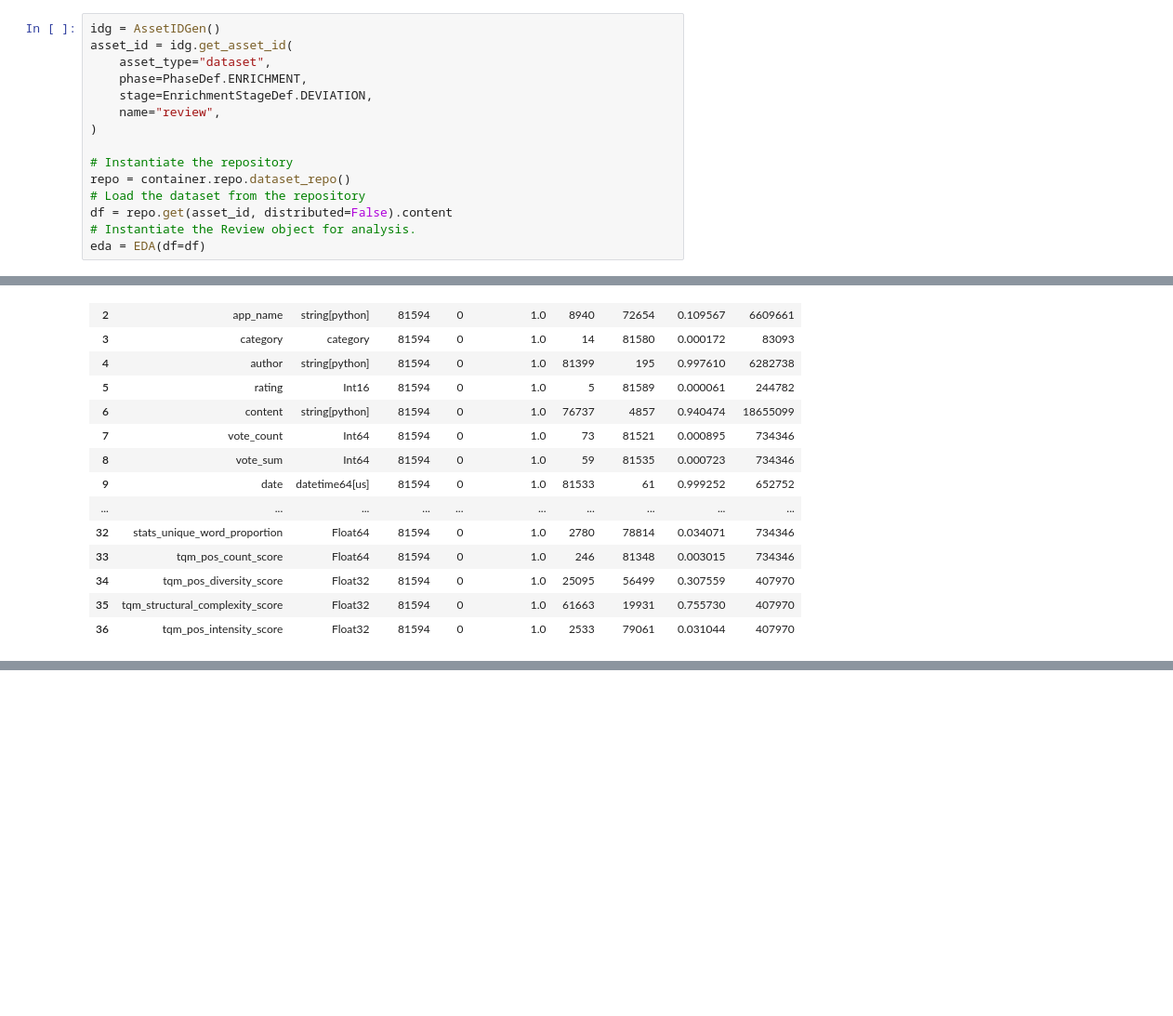
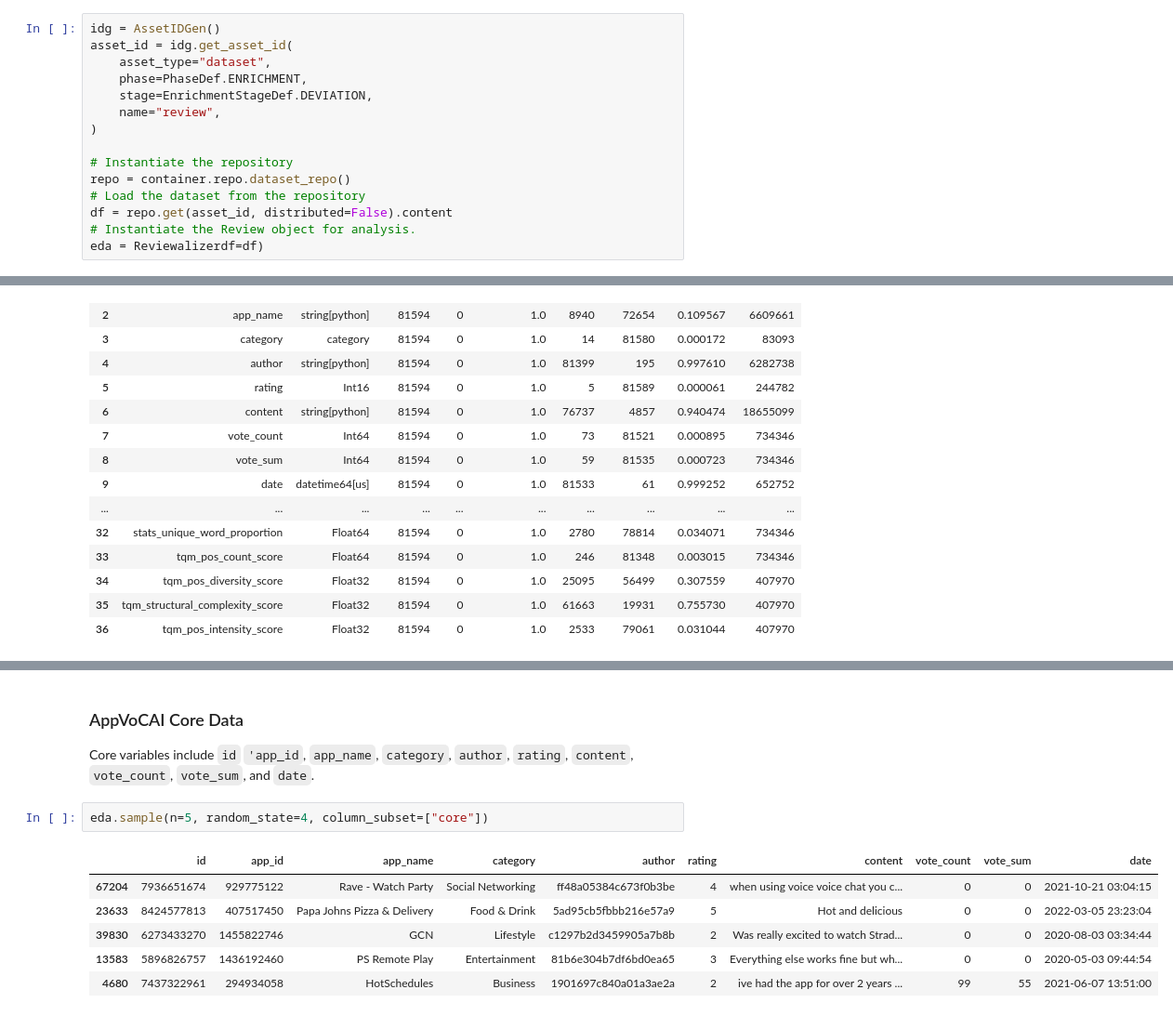
Before and after one commit to variancexplained/genai-lab-slm, a Jupyter notebook: notebooks/content/02_eda/01_overview.ipynb, the cells around one changed output, grey strips where cells are left out. Shown at 93% size. Saved outputs shown, nothing was run; the diff lists cells and outputs as text; blank space fills up the shorter version.

```diff
--- a/notebooks/content/02_eda/01_overview.ipynb
+++ b/notebooks/content/02_eda/01_overview.ipynb
@@ -47,4 +47,4 @@ repo = container.repo.dataset_repo()
 # Load the dataset from the repository
 df = repo.get(asset_id, distributed=False).content
 # Instantiate the Review object for analysis.
-eda = EDA(df=df)
+eda = Reviewalizerdf=df)
@@ -197,0 +204,12 @@ In essence, this dataset’s completeness and a mix of low- and high-cardinality
+# %% [markdown]
+### AppVoCAI Core Data
+Core variables include `id` `'app_id`, `app_name`, `category`, `author`, `rating`, `content`, `vote_count`, `vote_sum`, and `date`.
+# %%
+eda.sample(n=5, random_state=4, column_subset=["core"])
+# %% [output]
+|  | id | app_id | app_name | category | author | rating | content | vote_count | vote_sum | date |
+| 67204 | 7936651674 | 929775122 | Rave - Watch Party | Social Networking | ff48a05384c673f0b3be | 4 | when using voice voice chat you c... | 0 | 0 | 2021-10-21 03:04:15 |
+| 23633 | 8424577813 | 407517450 | Papa Johns Pizza & Delivery | Food & Drink | 5ad95cb5fbbb216e57a9 | 5 | Hot and delicious | 0 | 0 | 2022-03-05 23:23:04 |
+| 39830 | 6273433270 | 1455822746 | GCN | Lifestyle | c1297b2d3459905a7b8b | 2 | Was really excited to watch Strad... | 0 | 0 | 2020-08-03 03:34:44 |
+| 13583 | 5896826757 | 1436192460 | PS Remote Play | Entertainment | 81b6e304b7df6bd0ea65 | 3 | Everything else works fine but wh... | 0 | 0 | 2020-05-03 09:44:54 |
+| 4680 | 7437322961 | 294934058 | HotSchedules | Business | 1901697c840a01a3ae2a | 2 | ive had the app for over 2 years ... | 99 | 55 | 2021-06-07 13:51:00 |
```
Also changed, not shown: parts of 23 cells of this notebook, 50 other files.
